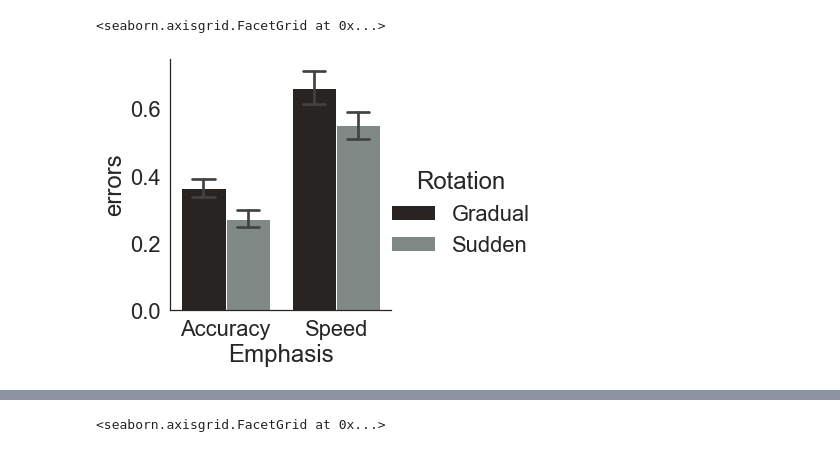
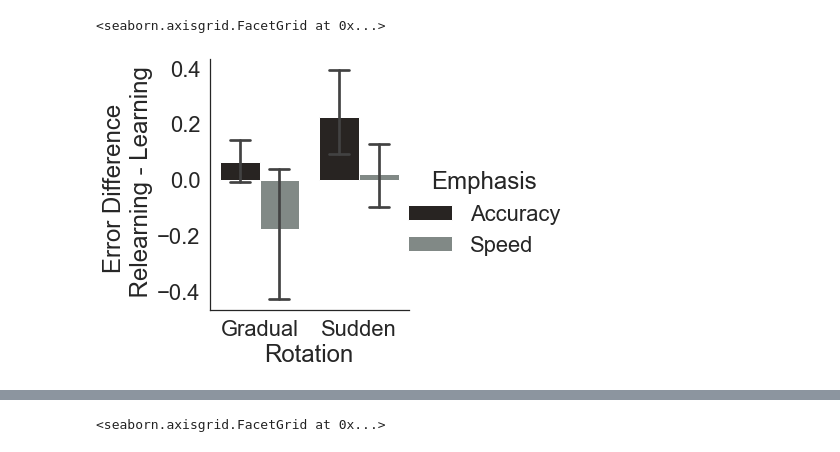
Before and after one commit to tejas-savalia/vma_behavioral, a Jupyter notebook: Visuomotor_Adaptation_psychopy_tablet/feedback_aiming_unlearning/analyses.ipynb, the cells around one changed output, grey strips where cells are left out. Drawn from its saved outputs; the diff is of its cells as text; code cells hidden in the pictures.

Commit message:
aim reports plotting done

```diff
--- a/Visuomotor_Adaptation_psychopy_tablet/feedback_aiming_unlearning/analyses.ipynb
+++ b/Visuomotor_Adaptation_psychopy_tablet/feedback_aiming_unlearning/analyses.ipynb
@@ -130,3 +217,3 @@ df_learn = df_learn[df_learn['p_id'] != 640]
 # %%
-df_learn[['p_id', 'errors', 'trial', 'block', 'Rotation', 'Emphasis']].to_csv('learning_10pcutoff_errors', index=False)
+df_allphases_blockwise = pd.read_csv('df_allphases_blockwise.csv')
 # %%
@@ -162,6 +226,10 @@ sns.despine(bottom=False, left=False)
+# %%
+df_allphases_blockwise['difference'] = df_allphases_blockwise['initerrors_mean'].diff(periods= 2)
 # %%
-sns.catplot(x = 'Emphasis', y = 'errors', hue = 'Rotation',
-            data=df_learn.loc[df_learn['block'] == 6], kind = 'bar', capsize = 0.2)
+g = sns.catplot(y = 'difference', x = 'Rotation', hue = 'Emphasis',
+            data = df_allphases_blockwise.loc[((df_allphases_blockwise['block no'] == 8))],
+            kind = 'bar', capsize = 0.2)
+g.set_ylabels('Error Difference \n Relearning - Learning')
 # %% [output]
 <seaborn.axisgrid.FacetGrid at 0x...>
-[figure, old version]
+[figure, new version]
```
Also changed, not shown: parts of 35 cells of this notebook, 18 other files.
